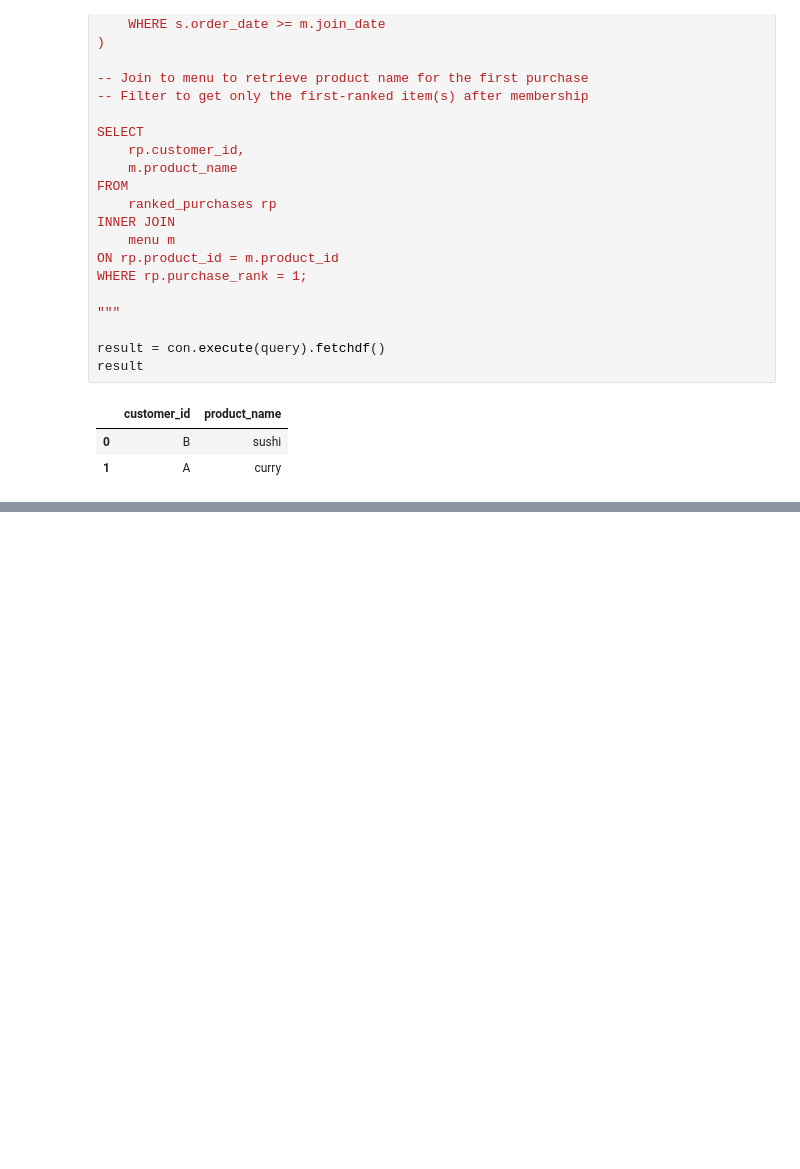
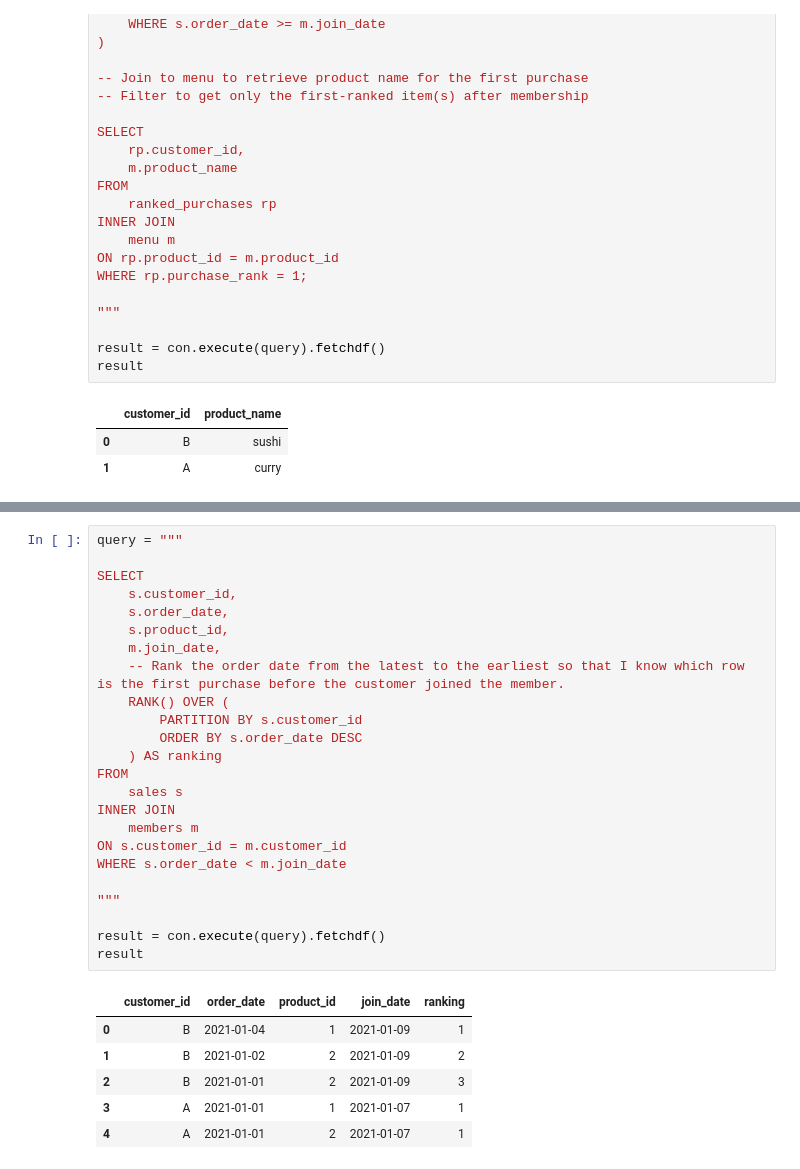
Before and after one commit to rexchou0715/sql_case_study, a Jupyter notebook: 001_dannys_diner/case_study.ipynb, the cells around one changed output, grey strips where cells are left out. Cells and saved outputs as stored; diff of their text form; blank space fills up the shorter version.

```diff
--- a/001_dannys_diner/case_study.ipynb
+++ b/001_dannys_diner/case_study.ipynb
@@ -579,0 +684,31 @@ result
+# %%
+query = """
+
+SELECT
+    s.customer_id,
+    s.order_date,
+    s.product_id,
+    m.join_date,
+    -- Rank the order date from the latest to the earliest so that I know which row is the first purchase before the customer joined the member.
+    RANK() OVER (
+        PARTITION BY s.customer_id
+        ORDER BY s.order_date DESC
+    ) AS ranking
+FROM
+    sales s
+INNER JOIN
+    members m
+ON s.customer_id = m.customer_id
+WHERE s.order_date < m.join_date
+
+"""
+
+result = con.execute(query).fetchdf()
+result
+# %% [output]
+|  | customer_id | order_date | product_id | join_date | ranking |
+| 0 | B | 2021-01-04 | 1 | 2021-01-09 | 1 |
+| 1 | B | 2021-01-02 | 2 | 2021-01-09 | 2 |
+| 2 | B | 2021-01-01 | 2 | 2021-01-09 | 3 |
+| 3 | A | 2021-01-01 | 1 | 2021-01-07 | 1 |
+| 4 | A | 2021-01-01 | 2 | 2021-01-07 | 1 |
```
Also changed, not shown: parts of 5 cells of this notebook.
